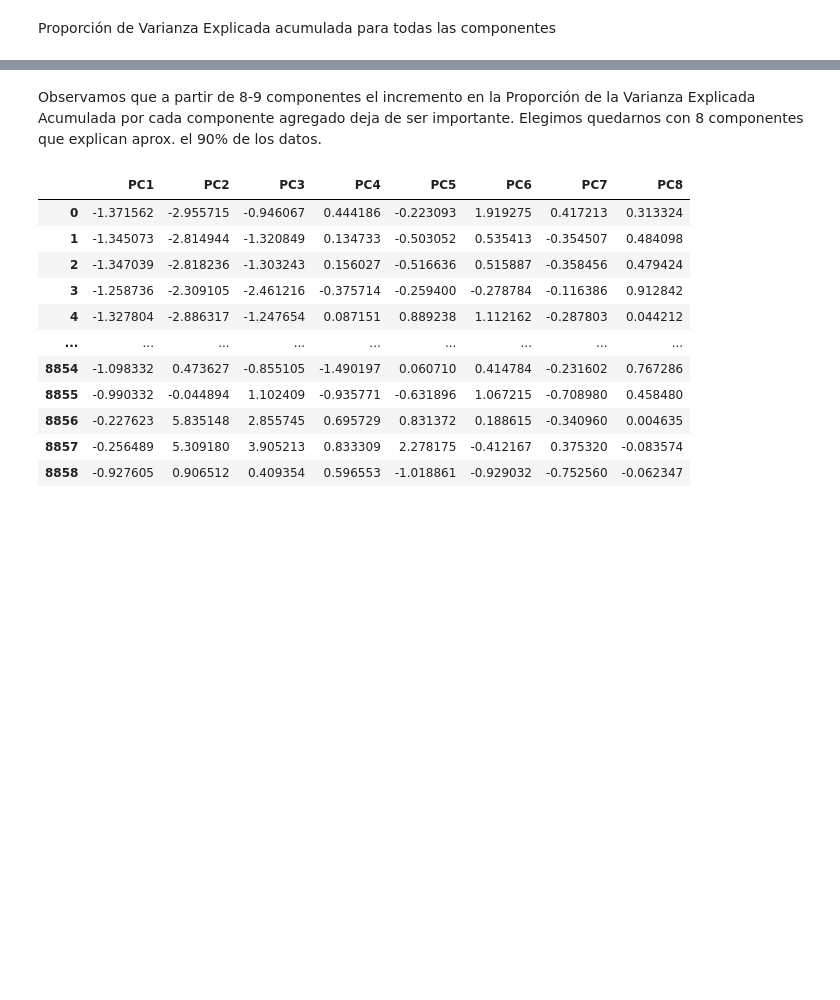
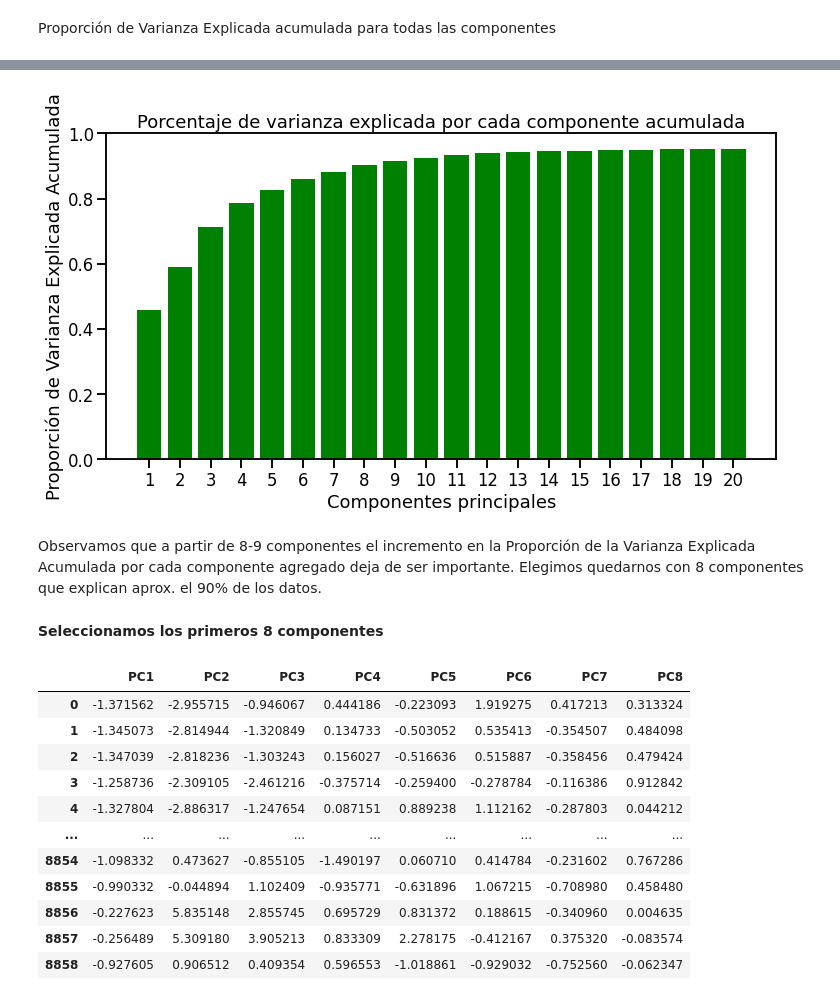
Before and after one commit to CHRISTIANDAGATTI/AEyCD---Grupo-9, a Jupyter notebook: Entregable_Parte_2_2022.ipynb, the cells around one changed output, grey strips where cells are left out. Cells and saved outputs as stored; diff of their text form; code cells hidden in the pictures; blank space fills up the shorter version.

```diff
--- a/Entregable_Parte_2_2022.ipynb
+++ b/Entregable_Parte_2_2022.ipynb
@@ -514,4 +527,16 @@ plt.show()
+# %%
+eje_y = np.cumsum(prop_var_expl)
+fig,ax = plt.subplots(figsize = [12,6])
+plt.bar([str(i) for i in range(1,n_comp+1)], eje_y, color="green")
+plt.xlabel('Componentes principales')
+ax.set_title('Porcentaje de varianza explicada por cada componente acumulada')
+plt.ylabel("Proporción de Varianza Explicada Acumulada")
+plt.show()
+# %% [output]
+[figure, added]
 # %% [markdown]
 
 Observamos que a partir de 8-9 componentes el incremento en la Proporción de la Varianza Explicada Acumulada por cada componente agregado deja de ser importante. Elegimos quedarnos con 8 componentes que explican aprox. el 90% de los datos.
+# %% [markdown]
+**Seleccionamos los primeros 8 componentes**
 # %%
```
Also changed, not shown: parts of 6 cells of this notebook.
